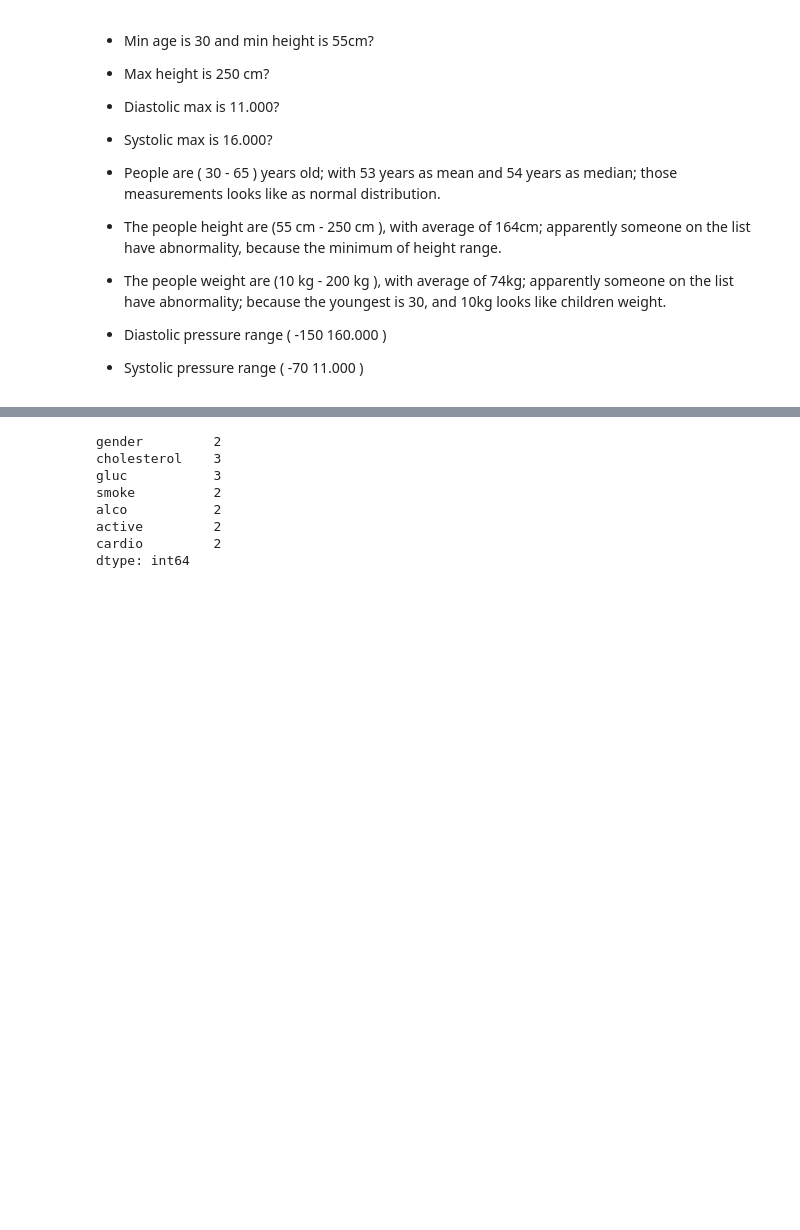
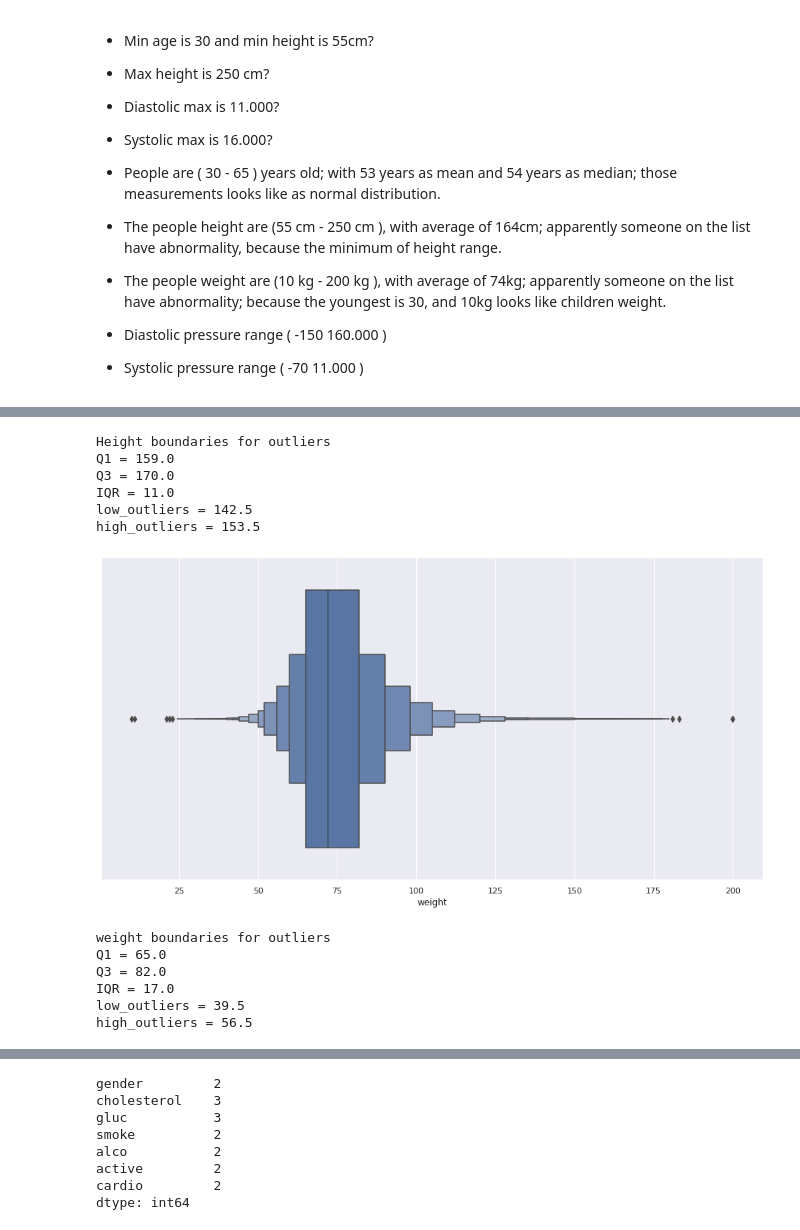
Before and after one commit to ehgeraldo/Cardio_Vascular_Disease, a Jupyter notebook: notebook.ipynb, the cells around one changed output, grey strips where cells are left out. Saved outputs shown, nothing was run; the diff lists cells and outputs as text; code cells hidden in the pictures; blank space fills up the shorter version.

```diff
--- a/notebook.ipynb
+++ b/notebook.ipynb
@@ -342,0 +366,53 @@ m
+# %%
+# calculate Q1, Q2, Q3 and IQR
+
+Q1 = np.quantile( df1[ 'height' ], 0.25 )
+Q3 = np.quantile( df1[ 'height' ], 0.75 )
+IQR = Q3 - Q1
+
+
+# Calculate the outliers boundaries through statistical relationship
+low_outliers  = Q1 - 1.5 * IQR
+high_outliers = Q3 - 1.5 * IQR
+
+
+print( 'Height boundaries for outliers' )
+print(f'Q1 = {Q1}\nQ3 = {Q3}\nIQR = {IQR}\nlow_outliers = {low_outliers}\nhigh_outliers = {high_outliers}')
+# %% [output]
+Height boundaries for outliers
+Q1 = 159.0
+Q3 = 170.0
+IQR = 11.0
+low_outliers = 142.5
+high_outliers = 153.5
+# %%
+# Checking height
+
+figure, gr = plt.subplots()
+gr.figure.set_size_inches( 16, 8 )
+gr = sns.boxenplot( df1[ 'weight' ] )
+plt.show()
+# %% [output]
+[figure, added]
+# %%
+# calculate Q1, Q2, Q3 and IQR
+
+Q1 = np.quantile( df1[ 'weight' ], 0.25 )
+Q3 = np.quantile( df1[ 'weight' ], 0.75 )
+IQR = Q3 - Q1
+
+
+# Calculate the outliers boundaries through statistical relationship
+low_outliers  = Q1 - 1.5 * IQR
+high_outliers = Q3 - 1.5 * IQR
+
+
+print( 'weight boundaries for outliers' )
+print(f'Q1 = {Q1}\nQ3 = {Q3}\nIQR = {IQR}\nlow_outliers = {low_outliers}\nhigh_outliers = {high_outliers}')
+# %% [output]
+weight boundaries for outliers
+Q1 = 65.0
+Q3 = 82.0
+IQR = 17.0
+low_outliers = 39.5
+high_outliers = 56.5
```
Also changed, not shown: parts of 13 cells of this notebook.
